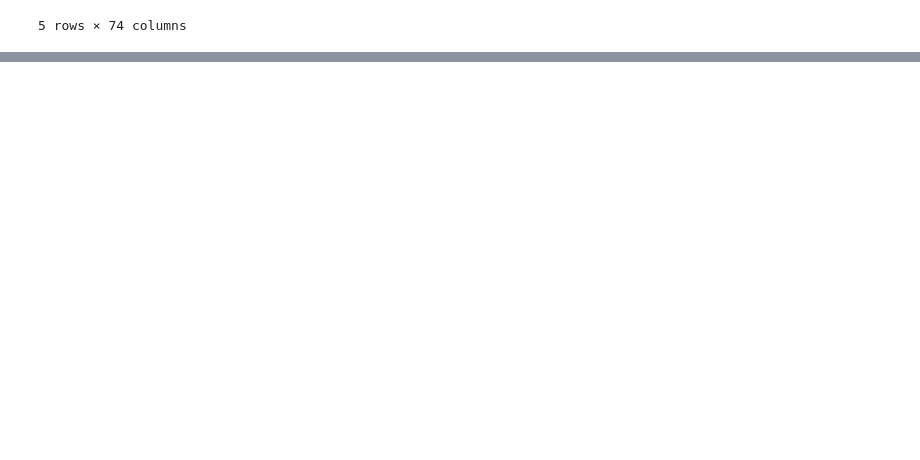
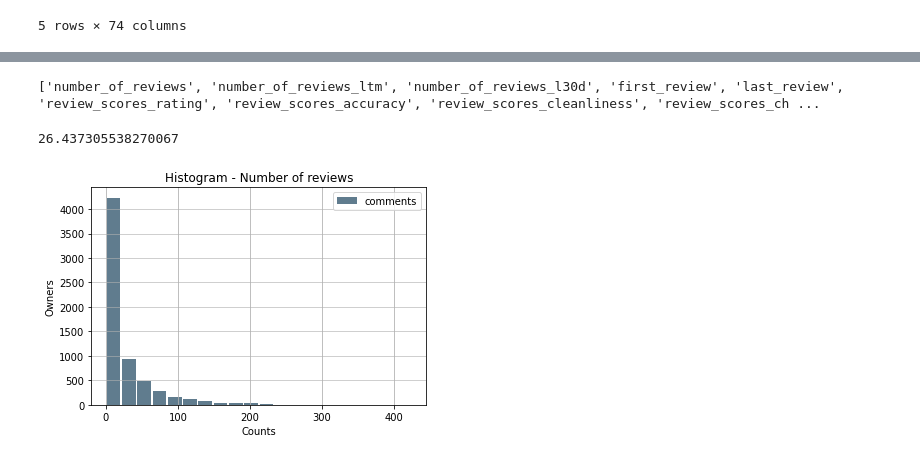
Before and after one commit to dianaionascu15/airbnb-nlp, a Jupyter notebook: airbnb_nlp.ipynb, the cells around one changed output, grey strips where cells are left out. Cells and saved outputs as stored; diff of their text form; code cells hidden in the pictures; blank space fills up the shorter version.

Commit message:
analyzing data frames

```diff
--- a/airbnb_nlp.ipynb
+++ b/airbnb_nlp.ipynb
@@ -18,0 +91,6 @@ listingDf.head()
+# %%
+## select columns related to reviews from the first df
+reviews_cols = [col for col in listingDf.columns if 'review' in col]
+print(reviews_cols)
+# %% [output]
+['number_of_reviews', 'number_of_reviews_ltm', 'number_of_reviews_l30d', 'first_review', 'last_review', 'review_scores_rating', 'review_scores_accuracy', 'review_scores_cleanliness', 'review_scores_ch ...
@@ -18,0 +102,26 @@ listingDf.head()
+# %%
+#df = reviewsDf.groupby('listing_id')['comments'].nunique()
+## max comments no. = 425
+## min comments no. = 1
+
+## nunique returns a series. agg returns a df
+df = reviewsDf.groupby('listing_id').agg({'comments': pd.Series.nunique}) ##6428
+# %%
+df['comments'].mean() ## around 26 reviews.
+# %% [output]
+26.437305538270067
+# %%
+import matplotlib.pyplot as plt
+
+# Generate data on commute times.
+size, scale = 1000, 10
+#commutes = pd.Series(np.random.gamma(scale, size=size) ** 1.5)
+
+df.plot.hist(grid=True, bins=20, rwidth=0.9,
+                   color='#607c8e')
+plt.title('Histogram - Number of reviews')
+plt.xlabel('Counts')
+plt.ylabel('Owners')
+plt.grid(axis='y', alpha=0.75)
+# %% [output]
+[figure, added]
```
Also changed, not shown: parts of 19 cells of this notebook.
